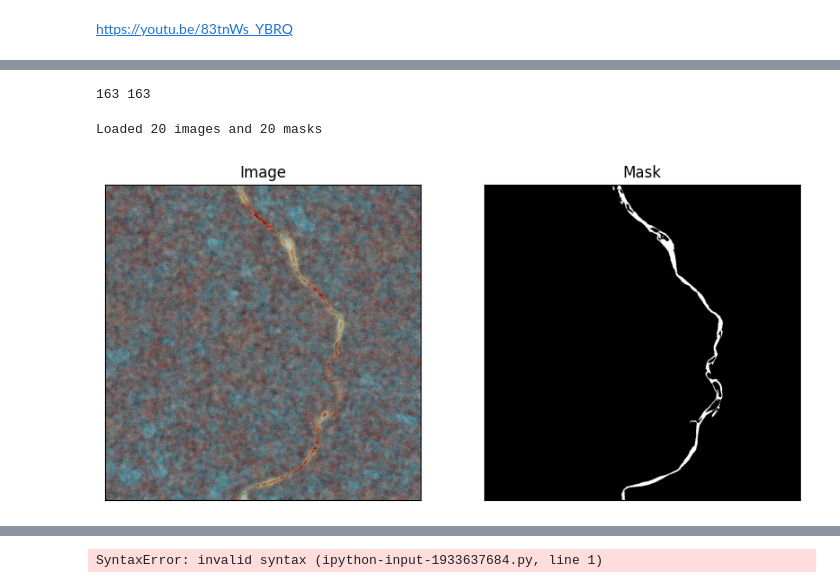
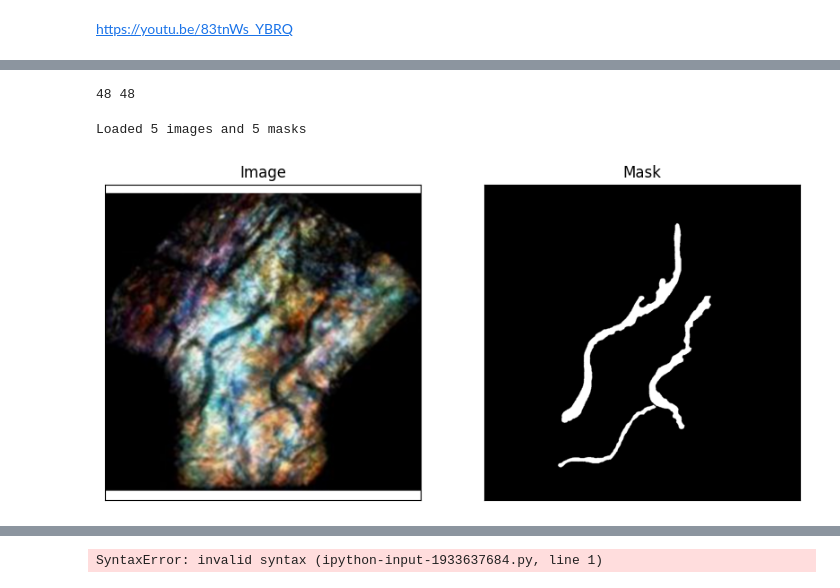
Before and after one commit to MargoBenedichuk/IT-Geo-Paleochannel, a Jupyter notebook: notebooks/tune_SAM.ipynb, the cells around one changed output, grey strips where cells are left out. Saved outputs shown, nothing was run; the diff lists cells and outputs as text; code cells hidden in the pictures.

```diff
--- a/notebooks/tune_SAM.ipynb
+++ b/notebooks/tune_SAM.ipynb
@@ -40,11 +45,11 @@ from torch.optim import Adam
 import albumentations as A
 # %%
 
-images_train1_dir = '/content/drive/MyDrive/IT-Geo-Paleochannel/patches/train/images'
-masks_train1_dir = '/content/drive/MyDrive/IT-Geo-Paleochannel/patches/train/masks'
+images_train1_dir = '/content/drive/MyDrive/IT-geo/padded_1024/train/images'
+masks_train1_dir = '/content/drive/MyDrive/IT-geo/padded_1024/train/masks'
 
-images_train2_dir = '/content/drive/MyDrive/IT-Geo-Paleochannel/vessels/images'
-masks_train2_dir = '/content/drive/MyDrive/IT-Geo-Paleochannel/vessels/masks'
+images_train2_dir = '/content/drive/MyDrive/IT-geo/vessels/images'
+masks_train2_dir = '/content/drive/MyDrive/IT-geo/vessels/masks'
 
 # common_files = set(os.listdir(images_train1_dir)) & set(os.listdir(images_train2_dir))
 # print(f"Найдено пересечений: {len(common_files)}")
@@ -62,21 +67,21 @@ mask_train2 = sorted([f for f in os.listdir(masks_train2_dir) if f.endswith(".np
 dataset = {
     "image": (
         [np.load(os.path.join(images_train1_dir, f)) for f in image_train1] +
-        [np.load(os.path.join(images_train2_dir, f)) for f in image_train2]
+        [np.load(os.path.join(images_train2_dir, f)) for f in image_train2][0:16]
     ),
     "label": (
         [np.load(os.path.join(masks_train1_dir, f)) for f in mask_train1] +
-        [np.load(os.path.join(masks_train2_dir, f)) for f in mask_train2]
+        [np.load(os.path.join(masks_train2_dir, f)) for f in mask_train2][0:16]
     )
 }
 
 print(len(dataset["image"]), len(dataset["label"]))
 # %% [output]
-163 163
+48 48
 # %%
 
-images_val_dir = '/content/drive/MyDrive/IT-Geo-Paleochannel/patches/val/images'
-masks_val_dir = '/content/drive/MyDrive/IT-Geo-Paleochannel/patches/val/masks'
+images_val_dir = '/content/drive/MyDrive/IT-geo/padded_1024/val/images'
+masks_val_dir = '/content/drive/MyDrive/IT-geo/padded_1024/val/masks'
 
 image_val = sorted([f for f in os.listdir(images_val_dir) if f.endswith(".npy")])
 mask_val = sorted([f for f in os.listdir(masks_val_dir) if f.endswith(".npy")])
@@ -88,33 +93,33 @@ val = {
 
 print(f"Loaded {len(val['image'])} images and {len(val['label'])} masks")
 # %% [output]
-Loaded 20 images and 20 masks
+Loaded 5 images and 5 masks
 # %%
-img_num = random.randint(0, len(image_train1) + len(image_train2) - 1)
+img_num = random.randint(0, len(image_train1) - 1)
 example_image = dataset["image"][img_num]
 example_mask = dataset["label"][img_num]
 
 fig, axes = plt.subplots(1, 2, figsize=(10, 5))
 
 # Plot the first image on the left
 axes[0].imshow(np.array(example_image), cmap='gray')  # Assuming the first image is grayscale
 axes[0].set_title("Image")
 
 # Plot the second image on the right
 axes[1].imshow(example_mask, cmap='gray')  # Assuming the second image is grayscale
 axes[1].set_title("Mask")
 
 # Hide axis ticks and labels
 for ax in axes:
     ax.set_xticks([])
     ax.set_yticks([])
     ax.set_xticklabels([])
     ax.set_yticklabels([])
 
 # Display the images side by side
 plt.show()
 # %% [output]
-[figure, old version]
+[figure, new version]
 # %%
 def get_random_points(ground_truth_map, n):
     y_indices, x_indices = np.where(ground_truth_map > 0)
```
Also changed, not shown: parts of 9 cells of this notebook.
